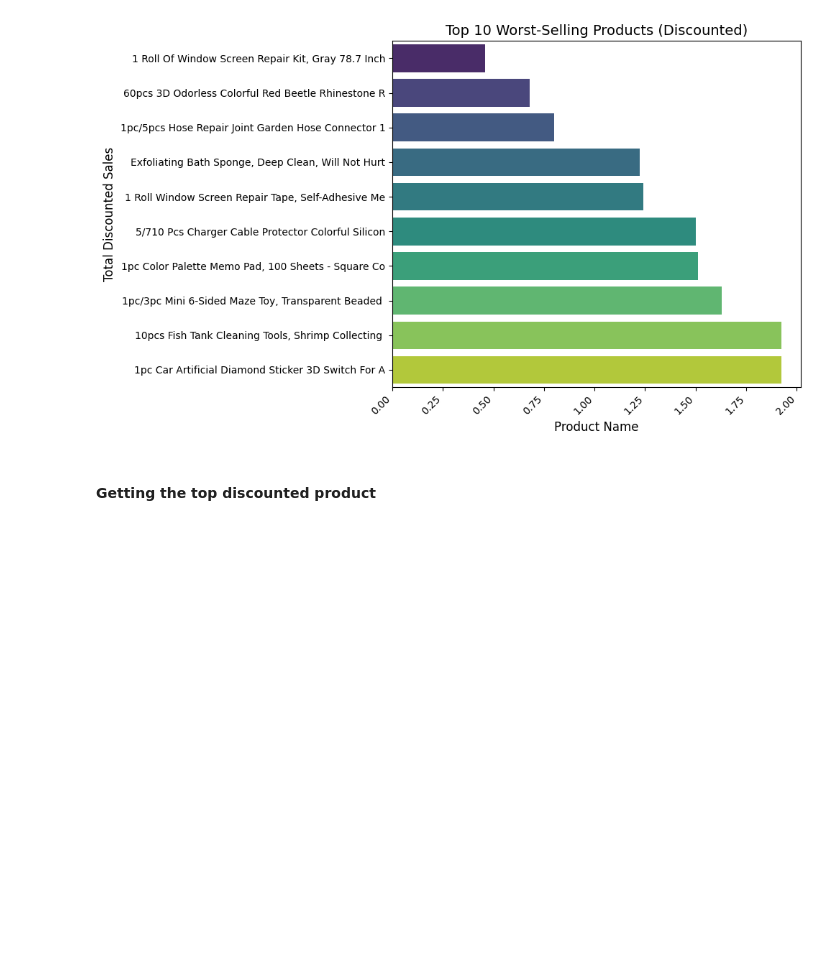
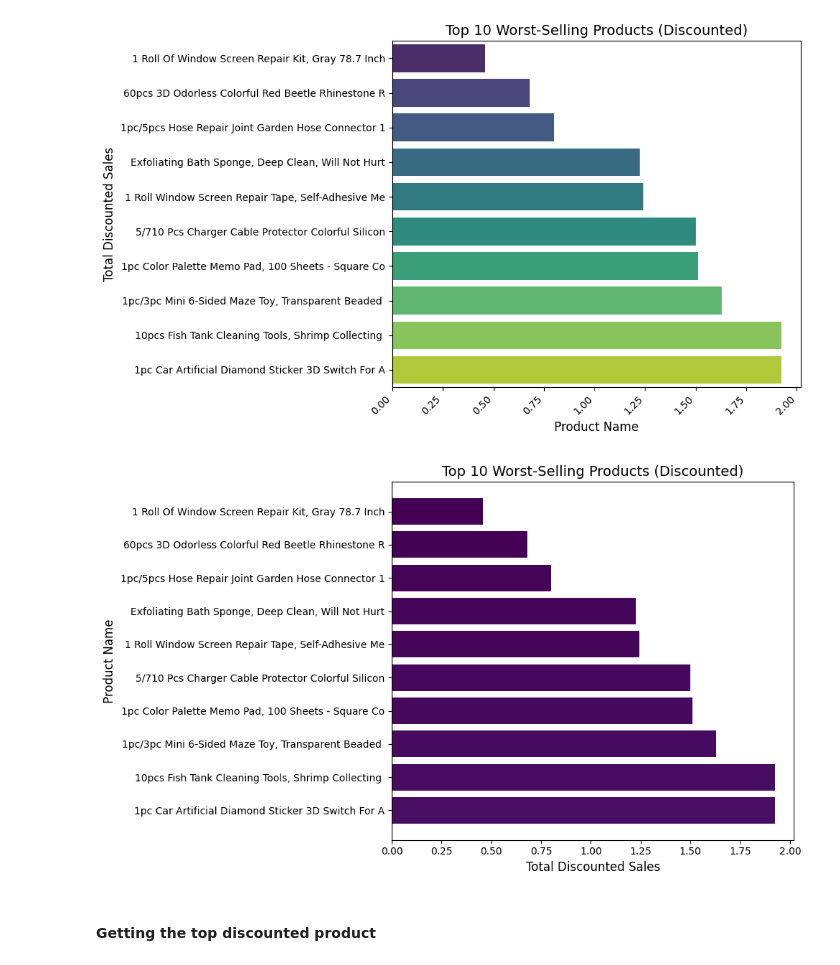
Before and after one commit to jericojr23/Dirty-E-Commerce-Data-Project, a Jupyter notebook: etl_pipeline.ipynb, the cells around one changed output. Drawn from its saved outputs; the diff is of its cells as text; code cells hidden in the pictures; blank space fills up the shorter version.

```diff
--- a/etl_pipeline.ipynb
+++ b/etl_pipeline.ipynb
@@ -626,6 +649,29 @@ Passing `palette` without assigning `hue` is deprecated and will be removed in v
 
   sns.barplot(
 [figure]
+# %%
+# Plot the horizontal bar graph using pandas
+plt.figure(figsize=(10, 6))
+plt.barh(
+    top_10_worst_selling["product_name"],
+    top_10_worst_selling["total_sales_discounted"],
+    color=plt.cm.viridis(range(len(top_10_worst_selling))),
+)
+
+
+plt.xlabel("Total Discounted Sales", fontsize=12)
+plt.ylabel("Product Name", fontsize=12)
+plt.title("Top 10 Worst-Selling Products (Discounted)", fontsize=14)
+
+plt.gca().invert_yaxis()
+plt.xticks(fontsize=10)
+plt.yticks(fontsize=10)
+plt.tight_layout()
+
+# Show the plot
+plt.show()
+# %% [output]
+[figure, added]
 # %% [markdown]
 #### Getting the top discounted product
 # %%
```
Also changed, not shown: parts of 4 cells of this notebook, 8 other files.
